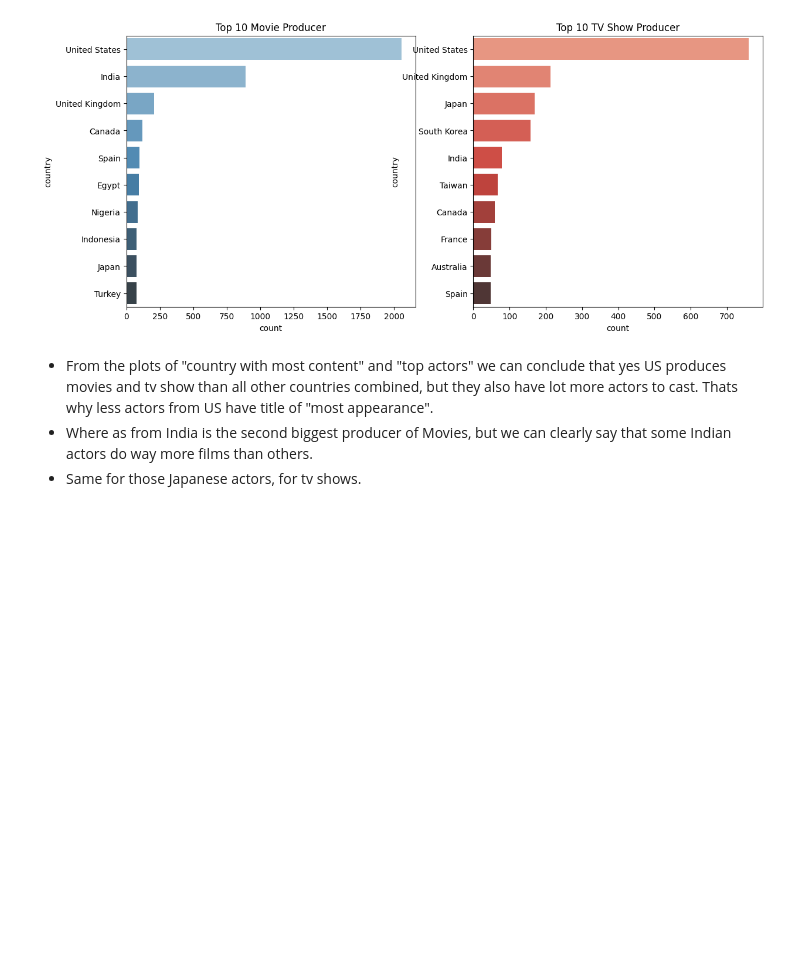
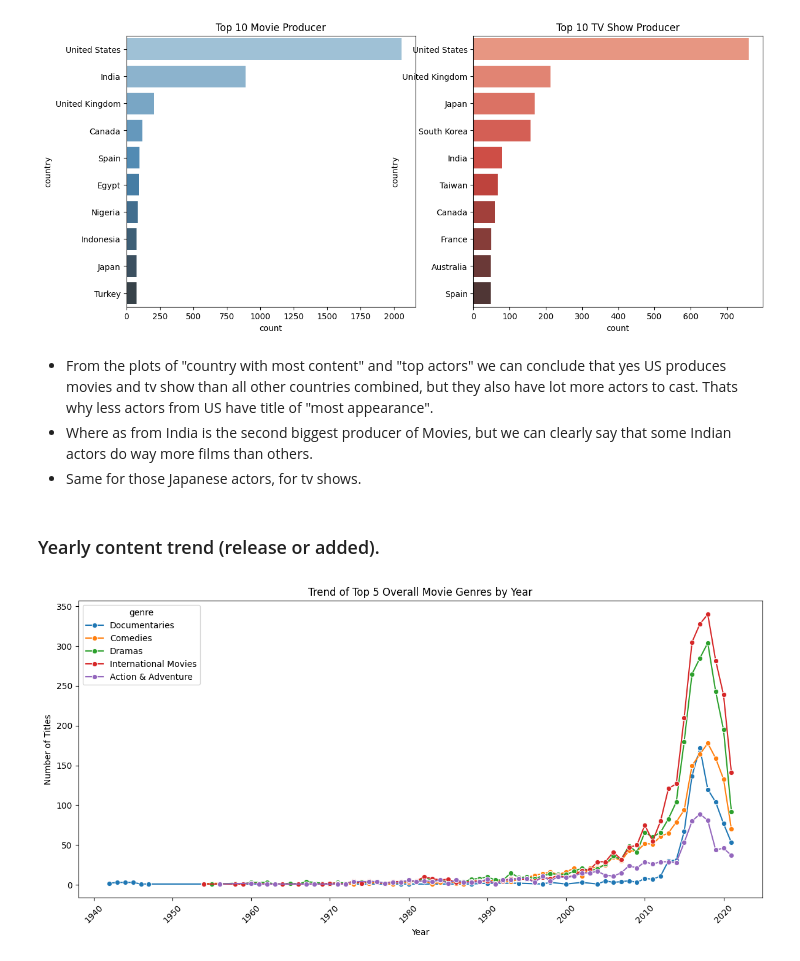
Before and after one commit to abhisheksinha27x/Data-Analysis-Projects, a Jupyter notebook: netflix/main.ipynb, the cells around one changed output. Cells and saved outputs as stored; diff of their text form; code cells hidden in the pictures; blank space fills up the shorter version.

Commit message:
yearly trend ! imp

```diff
--- a/netflix/main.ipynb
+++ b/netflix/main.ipynb
@@ -267,3 +267,15 @@ sns.barplot(tvshow_origin, x='count', y='country', hue='country', ax=ax[1], pale
 - From the plots of "country with most content" and "top actors" we can conclude that yes US produces movies and tv show than all other countries combined, but they also have lot more actors to cast. Thats why less actors from US have title of "most appearance".
 - Where as from India is the second biggest producer of Movies, but we can clearly say that some Indian actors do way more films than others.
 - Same for those Japanese actors, for tv shows.
+# %% [markdown]
+### Yearly content trend (release or added).
+# %%
+# exploding the genres
+movie_genres = netflix_movie.assign(genre=netflix_movie['listed_in'].str.split(', ')).explode('genre')
+# Group by release year and genre, counting titles
+genre_counts = movie_genres.groupby(['release_year', 'genre']).size().reset_index(name='count')
+
+# for top genres per year, use groupby + apply
+top_genres_per_year = genre_counts.groupby('release_year').apply(lambda x: x.nlargest(15, 'count')).reset_index(drop=True)
+
+# this gives the top 5 genres of every year according to our data
@@ -269,0 +289,15 @@ sns.barplot(tvshow_origin, x='count', y='country', hue='country', ax=ax[1], pale
+# %%
+# Line Plot: focus on the top 5 genres overall (not per year)
+top_overall_genres = genre_counts.groupby('genre')['count'].sum().nlargest(5).index
+line_data = genre_counts[genre_counts['genre'].isin(top_overall_genres)]
+
+plt.figure(figsize=(12, 6))
+sns.lineplot(data=line_data, x='release_year', y='count', hue='genre', marker='o')
+plt.title("Trend of Top 5 Overall Movie Genres by Year")
+plt.xlabel("Year")
+plt.ylabel("Number of Titles")
+plt.xticks(rotation=45)
+plt.tight_layout()
+plt.show()
+# %% [output]
+[figure, added]
```
Also changed, not shown: parts of 3 cells of this notebook.
